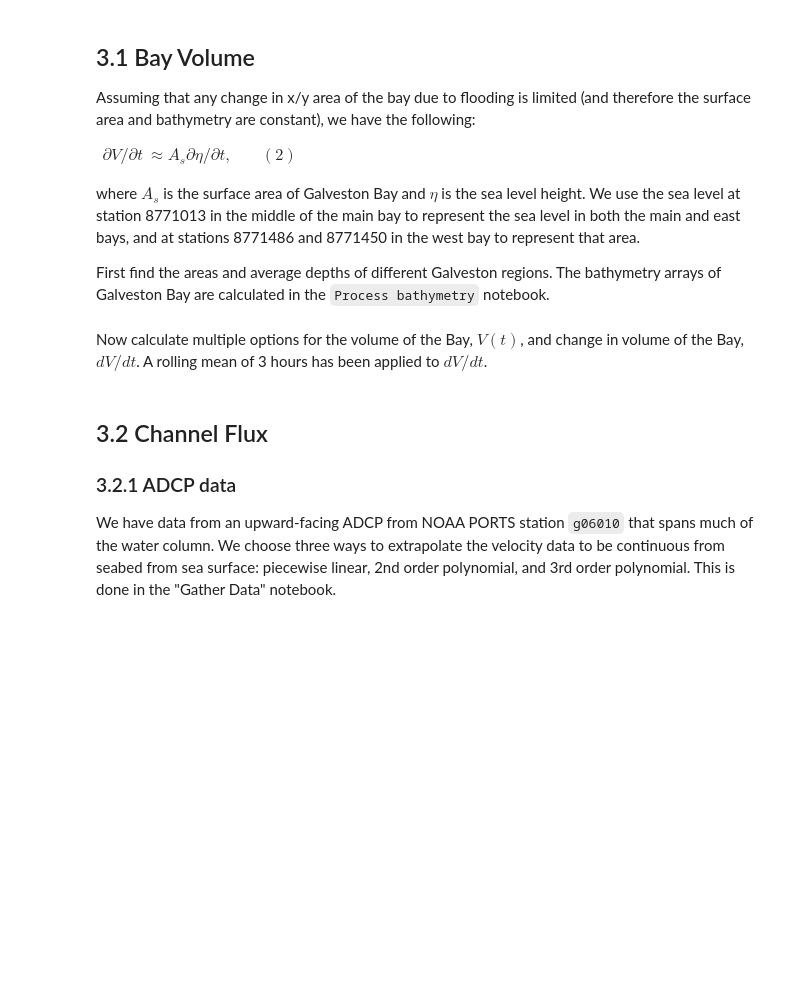
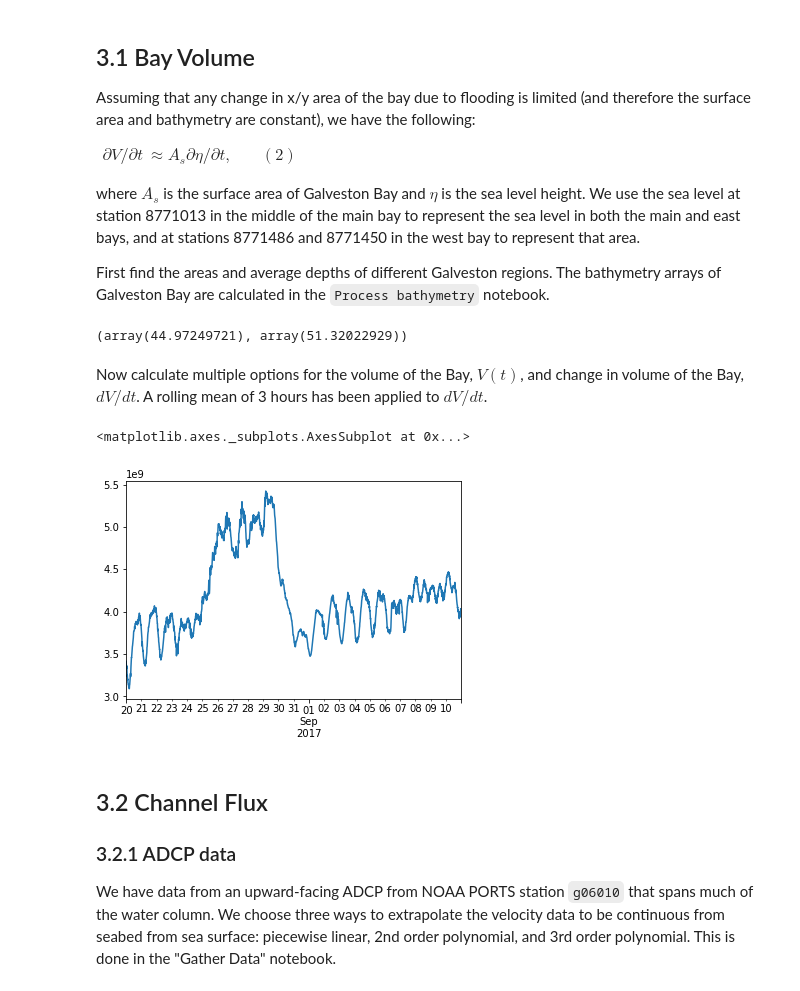
Before and after one commit to kthyng/harvey_inflow, a Jupyter notebook: notebooks/3_calculation.ipynb, the cells around one changed output. Drawn from its saved outputs; the diff is of its cells as text; code cells hidden in the pictures; blank space fills up the shorter version.

```diff
--- a/notebooks/3_calculation.ipynb
+++ b/notebooks/3_calculation.ipynb
@@ -30,3 +30,8 @@ where $A_s$ is the surface area of Galveston Bay and $\eta$ is the sea level hei
 We use the sea level at station 8771013 in the middle of the main bay to represent the sea level in both the main and east bays, and at stations 8771486 and 8771450 in the west bay to represent that area.
 
 First find the areas and average depths of different Galveston regions. The bathymetry arrays of Galveston Bay are calculated in the `Process bathymetry` notebook.
+# %%
+bb = '/Volumes/Ingraham/Backups.backupdb/tahoma/2019-04-24-141656/Macintosh HD/Users/kthyng/Documents/papers/inprogress/harvey_inflow/code/data/bathy/'
+bwest = np.load(bb + 'bathy_galv_west.npz')
+bmain = np.load(bb + 'bathy_galv_main.npz')
+bdxdy = np.load(bb + 'bathy_galv_clean.npz')
@@ -33,2 +46,6 @@ First find the areas and average depths of different Galveston regions. The bath
+# %%
+bathy['dx'], bathy['dy']
+# %% [output]
+(array(44.97249721), array(51.32022929))
 # %%
 # Main bay surface area (includes East Bay, not West Bay)
@@ -58,6 +77,11 @@ eta_west = '8771486'  # West bay
 
 V = (Am * (Hm + df['%s: Water Level [m, MHW]' % eta_main])) + (Aw * (Hw + df['%s: Water Level [m, MHW]' % eta_west]))
 dVdt = (V.diff()/dt).rolling(center=True, window=4*3).mean()
+# %%
+V['2017-8-20':'2017-9-10'].plot()
+# %% [output]
+<matplotlib.axes._subplots.AxesSubplot at 0x...>
+[figure, added]
 # %% [markdown]
 ## 3.2 Channel Flux
 
```
Also changed, not shown: parts of 25 cells of this notebook, 5 other files.
